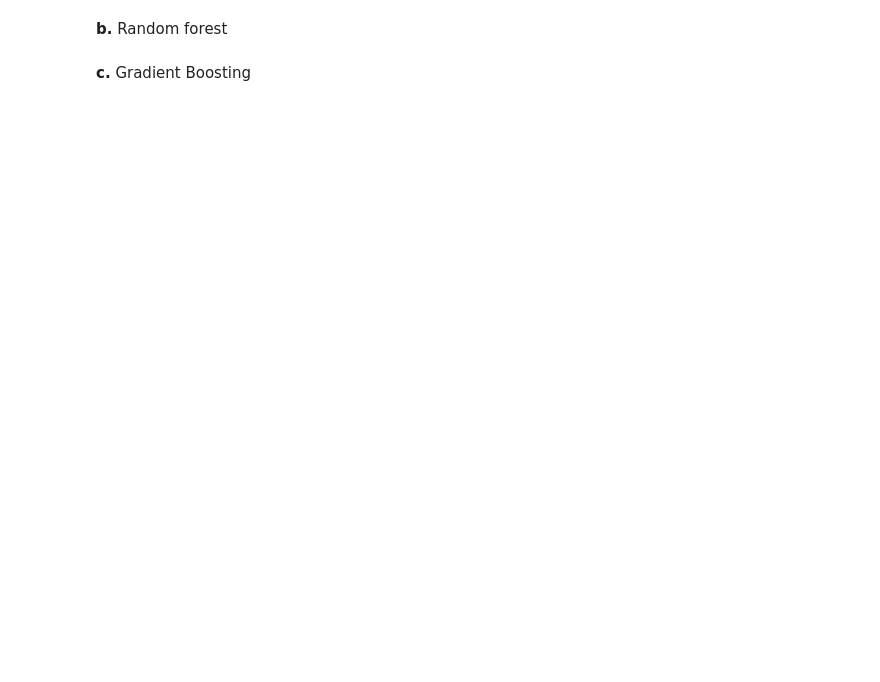
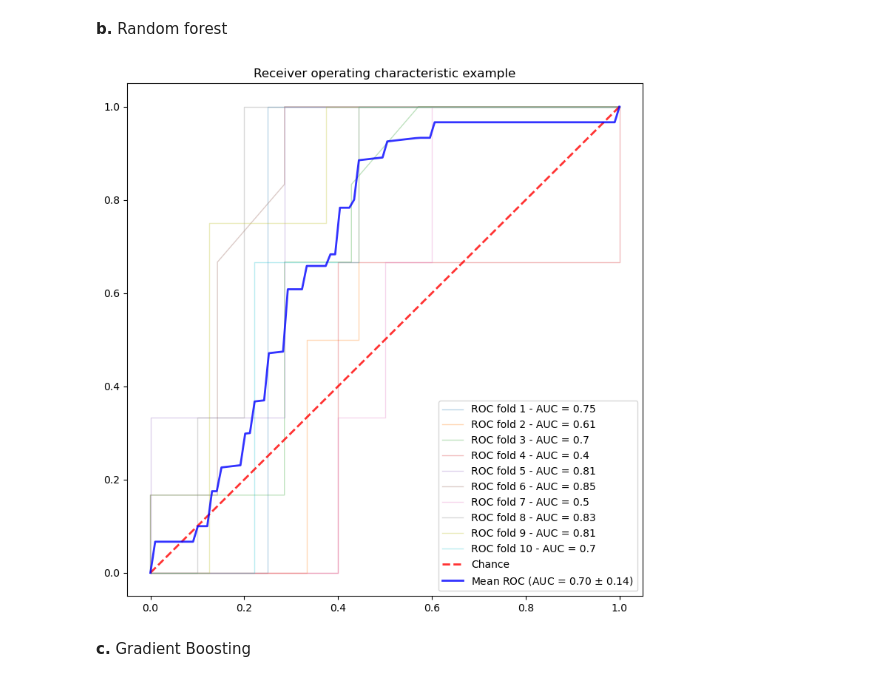
Before and after one commit to andrelopes2001/AA_Project_G6, a Jupyter notebook: laboratory/L4_Arduino/Assignment2_tofill.ipynb, the cells around one changed output. Saved outputs shown, nothing was run; the diff lists cells and outputs as text; code cells hidden in the pictures; blank space fills up the shorter version.

```diff
--- a/laboratory/L4_Arduino/Assignment2_tofill.ipynb
+++ b/laboratory/L4_Arduino/Assignment2_tofill.ipynb
@@ -423,4 +420,59 @@ ERROR: No matching distribution found for sklearn.model_selection
 # %% [markdown]
 **b.** Random forest
+# %%
+# Random Forest Classifier
+clf_rfc = RandomForestClassifier(n_estimators=200, random_state=0)
+
+tprs = []
+aucs = []
+
+mean_fpr = np.linspace(0,1,100)
+
+fig, ax = plt.subplots()
+
+for i, (train,test) in enumerate(kfold.split(X,y)):
+    clf_rfc.fit(X.loc[train], y[train])
+    y_proba = clf_rfc.predict_proba(X.loc[test])
+    fpr, tpr, _ = roc_curve(y[test], y_proba[:,1])
+
+    interp_tpr = np.interp(mean_fpr, fpr, tpr)
+    interp_tpr[0] = 0.0
+
+    tprs.append(interp_tpr)
+    aucs.append(auc(fpr,tpr))
+
+    ax.plot(
+    fpr, tpr,
+    label='ROC fold ' + str(i+1) + ' - AUC = ' + str(np.round(auc(fpr,tpr),2)),
+    lw=1,
+    alpha=0.3)
+
+# Plot mean roc curve auc
+ax.plot([0, 1], [0, 1], linestyle="--", lw=2, color="r", label="Chance", alpha=0.8)
+
+mean_tpr = np.mean(tprs, axis=0)
+mean_tpr[-1] = 1.0
+mean_auc = auc(mean_fpr, mean_tpr)
+std_auc = np.std(aucs)
+
+ax.plot(
+mean_fpr,
+mean_tpr,
+color="b",
+label=r"Mean ROC (AUC = %0.2f $\pm$ %0.2f)" % (mean_auc, std_auc),
+lw=2,
+alpha=0.8,
+)
+
+ax.set(
+xlim=[-0.05, 1.05],
+ylim=[-0.05, 1.05],
+title="Receiver operating characteristic example",
+)
+
+ax.legend(loc="lower right")
+plt.show()
+# %% [output]
+[figure, added]
 # %% [markdown]
 **c.** Gradient Boosting
```
Also changed, not shown: parts of 8 cells of this notebook.
